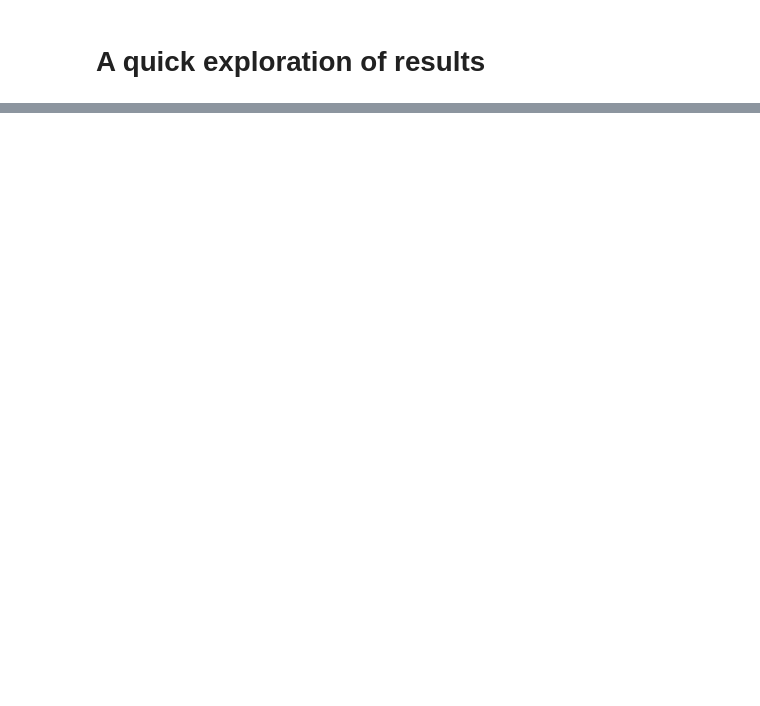
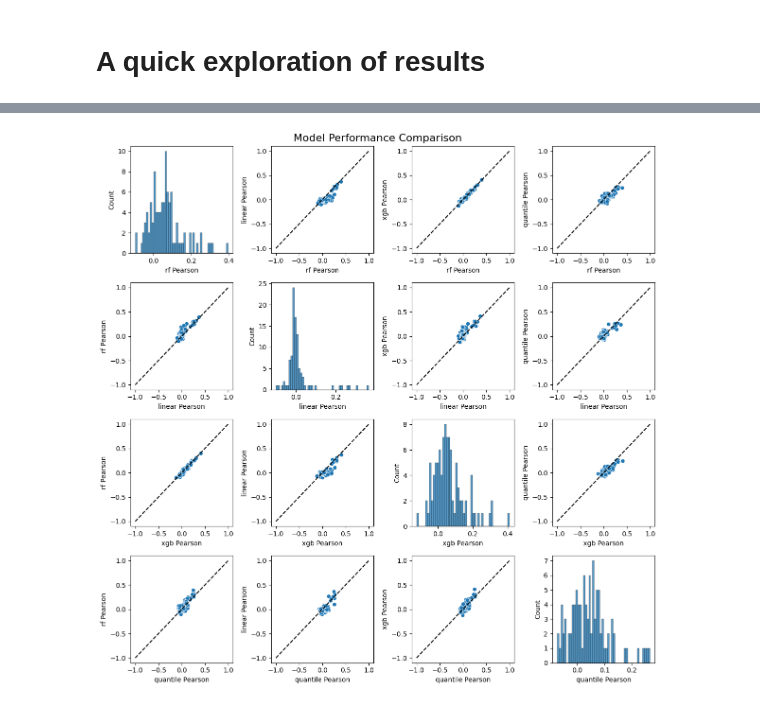
Before and after one commit to corsellolab/refract, a Jupyter notebook: notebooks/20250525_manuscript_prep/4_explore_results.ipynb, the cells around one changed output, grey strips where cells are left out. Saved outputs shown, nothing was run; the diff lists cells and outputs as text; code cells hidden in the pictures; blank space fills up the shorter version.

Commit message:
Added linear quantile regression

```diff
--- a/notebooks/20250525_manuscript_prep/4_explore_results.ipynb
+++ b/notebooks/20250525_manuscript_prep/4_explore_results.ipynb
@@ -39,0 +69,53 @@ df.sort_values("test_pearson")
+# %%
+rf_df = rf_df.loc[:, ["test_pearson", "drug_name", "response_name"]]
+rf_df["model"] = "rf"
+linear_df = linear_df.loc[:, ["test_pearson", "drug_name", "response_name"]]
+linear_df["model"] = "linear"
+xgb_df = xgb_df.loc[:, ["test_pearson", "drug_name", "response_name"]]
+xgb_df["model"] = "xgb"
+quantile_df = quantile_df.loc[:, ["test_pearson", "drug_name", "response_name"]]
+quantile_df["model"] = "quantile"
+
+df = pd.concat([rf_df, linear_df, xgb_df, quantile_df])
+# %%
+# Create a 3x3 grid of plots
+import matplotlib.pyplot as plt
+fig, axes = plt.subplots(4, 4, figsize=(12, 12))
+fig.suptitle('Model Performance Comparison', fontsize=16)
+
+# Get unique models
+models = df['model'].unique()
+
+# Create scatter plots for off-diagonal elements
+for i, model1 in enumerate(models):
+    for j, model2 in enumerate(models):
+        x = df.loc[df['model'] == model1, 'test_pearson'].values
+        y = df.loc[df['model'] == model2, 'test_pearson'].values
+        tmp_df = pd.DataFrame({'x': x, 'y': y})
+        if i != j:
+            # Create scatter plot
+            sns.scatterplot(
+                data=tmp_df,
+                x='x',
+                y='y',
+                ax=axes[i, j]
+            )
+            # plot an x = y line
+            axes[i, j].plot([-1, 1], [-1, 1], 'k--')
+            axes[i, j].set_xlabel(f'{model1} Pearson')
+            axes[i, j].set_ylabel(f'{model2} Pearson')
+        else:
+            # Create histogram for diagonal elements
+            sns.histplot(
+                data=df[df['model'] == model1],
+                x='test_pearson',
+                ax=axes[i, j],
+                bins=50
+            )
+            axes[i, j].set_xlabel(f'{model1} Pearson')
+            axes[i, j].set_ylabel('Count')
+
+plt.tight_layout()
+plt.show()
+# %% [output]
+[figure, added]
```
Also changed, not shown: parts of 8 cells of this notebook, 5 other files.
